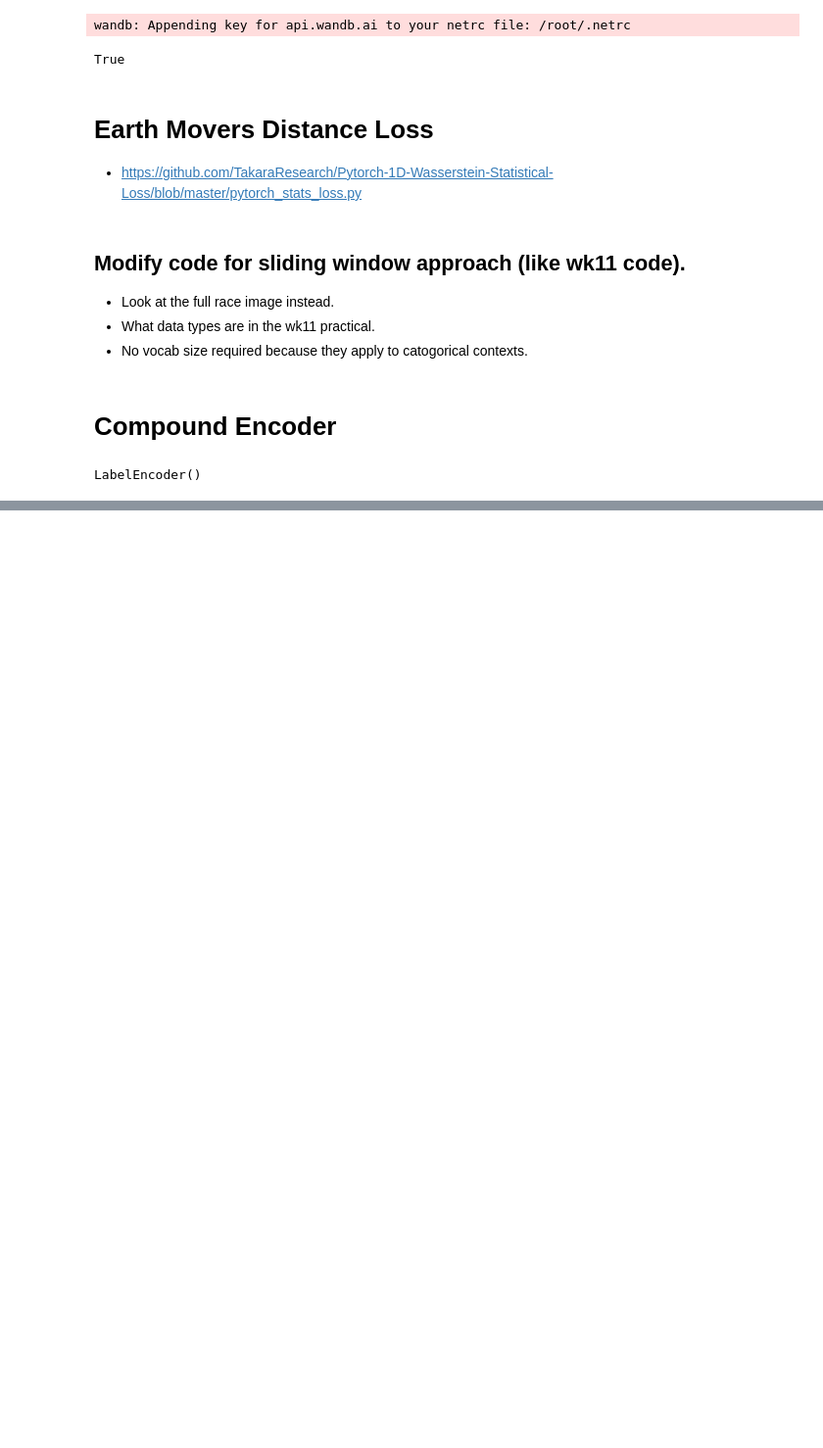
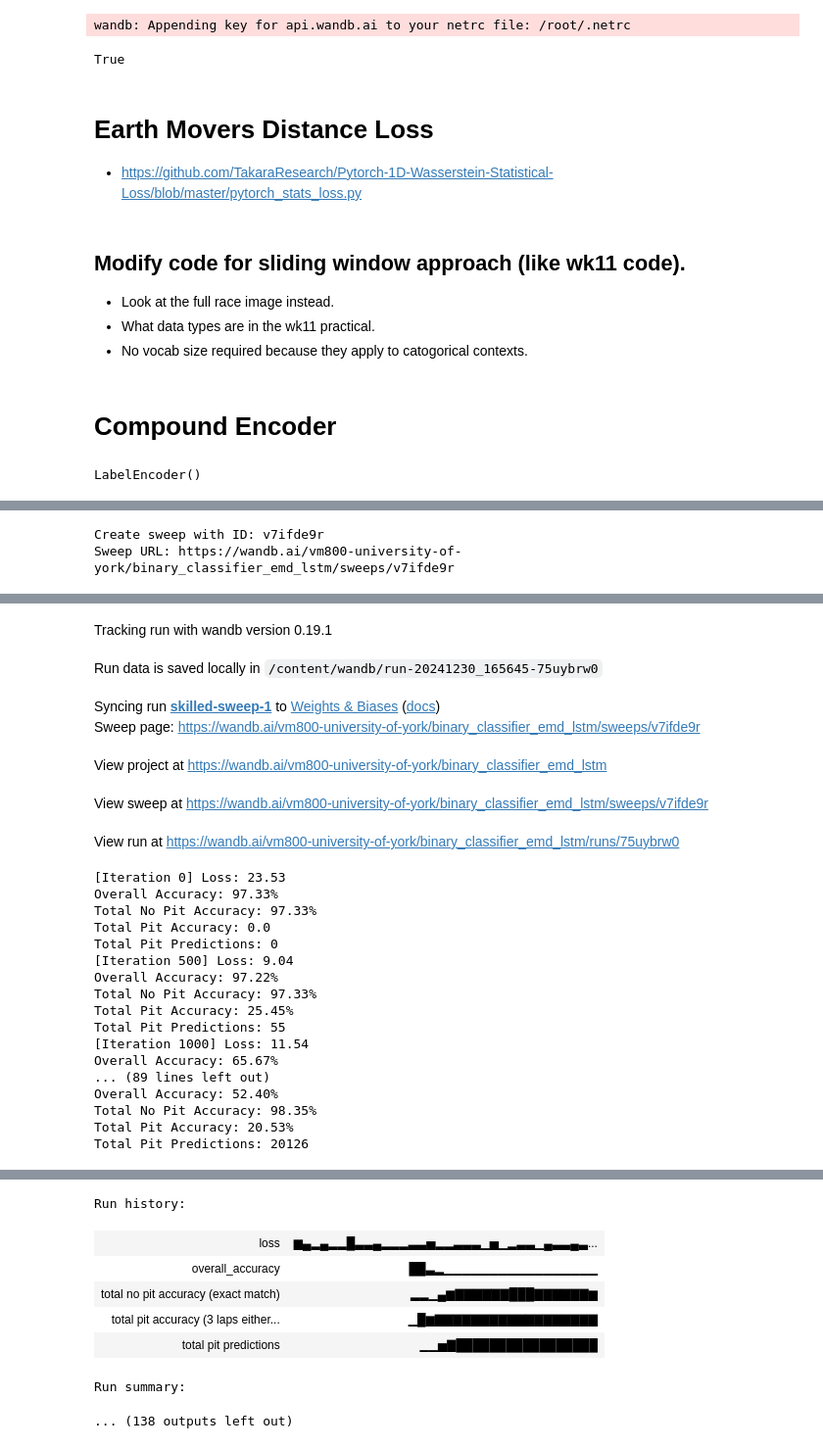
Before and after one commit to mistryvivek/AutoF1-RNN-Race-Simulator, a Jupyter notebook: Model_1a_Basic_NN_(Earth_movers_distance).ipynb, the cells around one changed output, grey strips where cells are left out. Shown at 98% size. Saved outputs shown, nothing was run; the diff lists cells and outputs as text; code cells hidden in the pictures; blank space fills up the shorter version.

```diff
--- a/Model_1a_Basic_NN_(Earth_movers_distance).ipynb
+++ b/Model_1a_Basic_NN_(Earth_movers_distance).ipynb
@@ -437,0 +541,11 @@ Run history:
+# %%
+def calculate_loss_ltsm(model, inputs, targets):
+    loss_func = torch_wasserstein_loss
+    outputs, hprev = model(inputs)
+    outputs = outputs.squeeze(-1)
+
+    loss = loss_func(targets, outputs)
+
+    hprev = tuple(state.detach() for state in hprev)
+
+    return loss, hprev
@@ -437,0 +615,35 @@ Run history:
+# %%
+# Define the sweep configuration
+sweep_config = {
+    'method': 'bayes',
+    'metric': {
+        'name': 'loss',
+        'goal': 'minimize'
+    },
+    'parameters': {
+        'learning_rate': {
+            'min': 1e-4,
+            'max': 1e-2
+        },
+        'optimizer': {
+            'values': ['adam', 'sgd', 'rmsprop', 'adagrad']
+        },
+        'hidden_size': {
+            'min': 1,
+            'max': 50
+        },
+        'dropout': {
+            'min': 0.1,
+            'max': 0.5
+        }
+    }
+}
+
+sweep_id = wandb.sweep(sweep_config, project="binary_classifier_emd_lstm")
+# %% [output]
+Create sweep with ID: v7ifde9r
+Sweep URL: https://wandb.ai/vm800-university-of-york/binary_classifier_emd_lstm/sweeps/v7ifde9r
+# %%
+# Run the sweep
+wandb.agent(sweep_id, function=lambda: train(training_inputs, training_outputs), count=10)
+# %% [output]
@@ -437,0 +656,24 @@ Run history:
+Tracking run with wandb version 0.19.1
+Run data is saved locally in /content/wandb/run-20241230_165645-75uybrw0
+Syncing run skilled-sweep-1 to Weights & Biases (docs)
+Sweep page: https://wandb.ai/vm800-university-of-york/binary_classifier_emd_lstm/sweeps/v7ifde9r
+View project at https://wandb.ai/vm800-university-of-york/binary_classifier_emd_lstm
+View sweep at https://wandb.ai/vm800-university-of-york/binary_classifier_emd_lstm/sweeps/v7ifde9r
+View run at https://wandb.ai/vm800-university-of-york/binary_classifier_emd_lstm/runs/75uybrw0
+[Iteration 0] Loss: 23.53
+Overall Accuracy: 97.33%
+Total No Pit Accuracy: 97.33%
+Total Pit Accuracy: 0.0
+Total Pit Predictions: 0
+[Iteration 500] Loss: 9.04
+Overall Accuracy: 97.22%
+Total No Pit Accuracy: 97.33%
+Total Pit Accuracy: 25.45%
+Total Pit Predictions: 55
+[Iteration 1000] Loss: 11.54
+Overall Accuracy: 65.67%
+... (89 lines left out)
+Overall Accuracy: 52.40%
+Total No Pit Accuracy: 98.35%
+Total Pit Accuracy: 20.53%
+Total Pit Predictions: 20126
@@ -437,0 +681,8 @@ Run history:
+Run history:
+| loss | ▆▄▂▄▂▂█▃▃▄▂▂▂▃▃▅▂▂▃▃▃▁▅▁▂▃▃▁▄▃▃▄▃... |
+| overall_accuracy | ██▃▂▁▁▁▁▁▁▁▁▁▁▁▁▁▁▁▁▁ |
+| total no pit accuracy (exact match) | ▂▂▁▄▆▇▇▇▇▇▇███▇▇▇▇▇▇▆ |
+| total pit accuracy (3 laps either... | ▁█▆▇▇▇▇▇▇▇▇▇▇▇▇▇▇▇▇▇▇ |
+| total pit predictions | ▁▁▅▇█████████████████ |
+Run summary:
+... (138 outputs left out)
```
Also changed, not shown: parts of 12 cells of this notebook.
